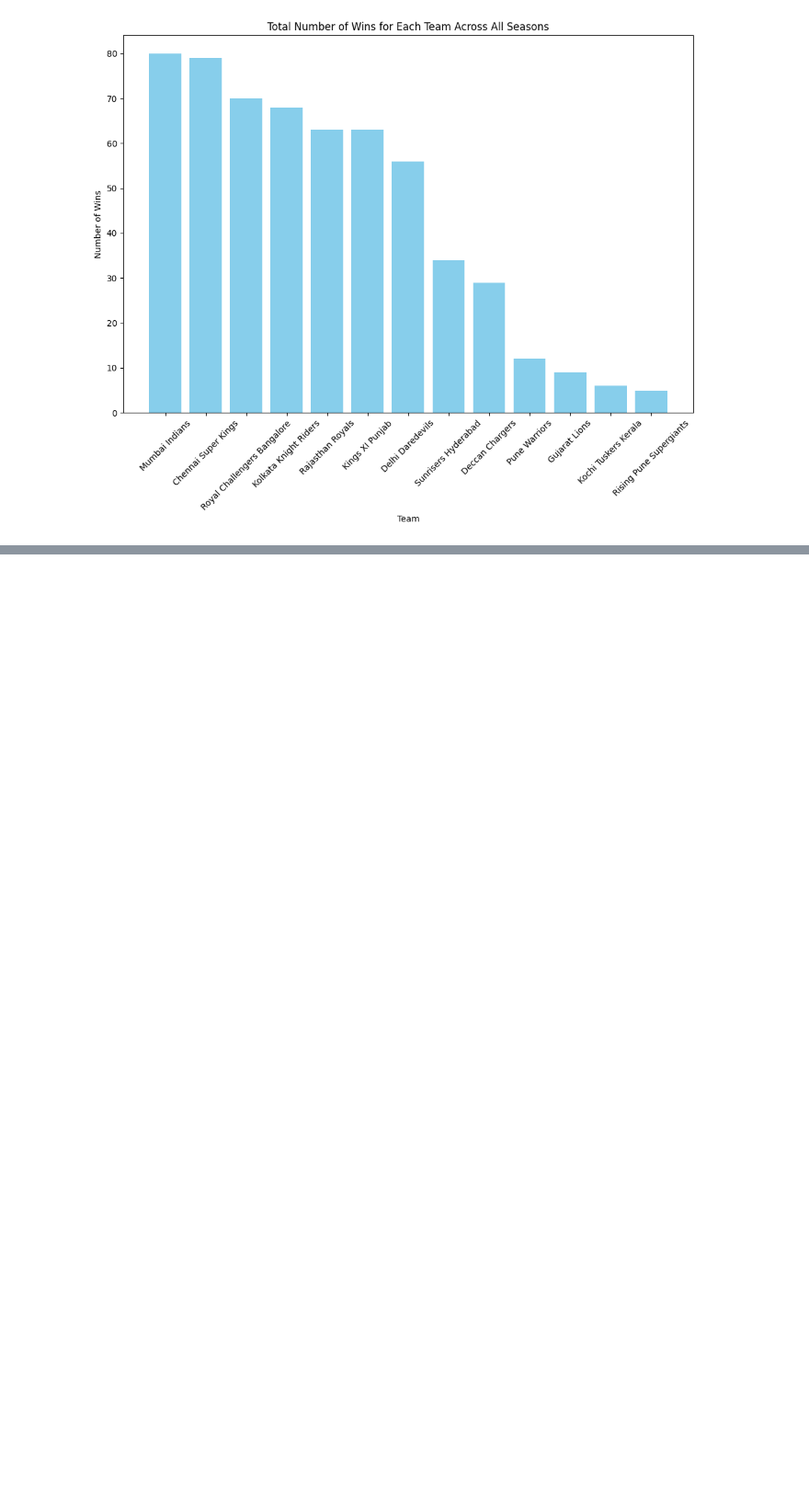
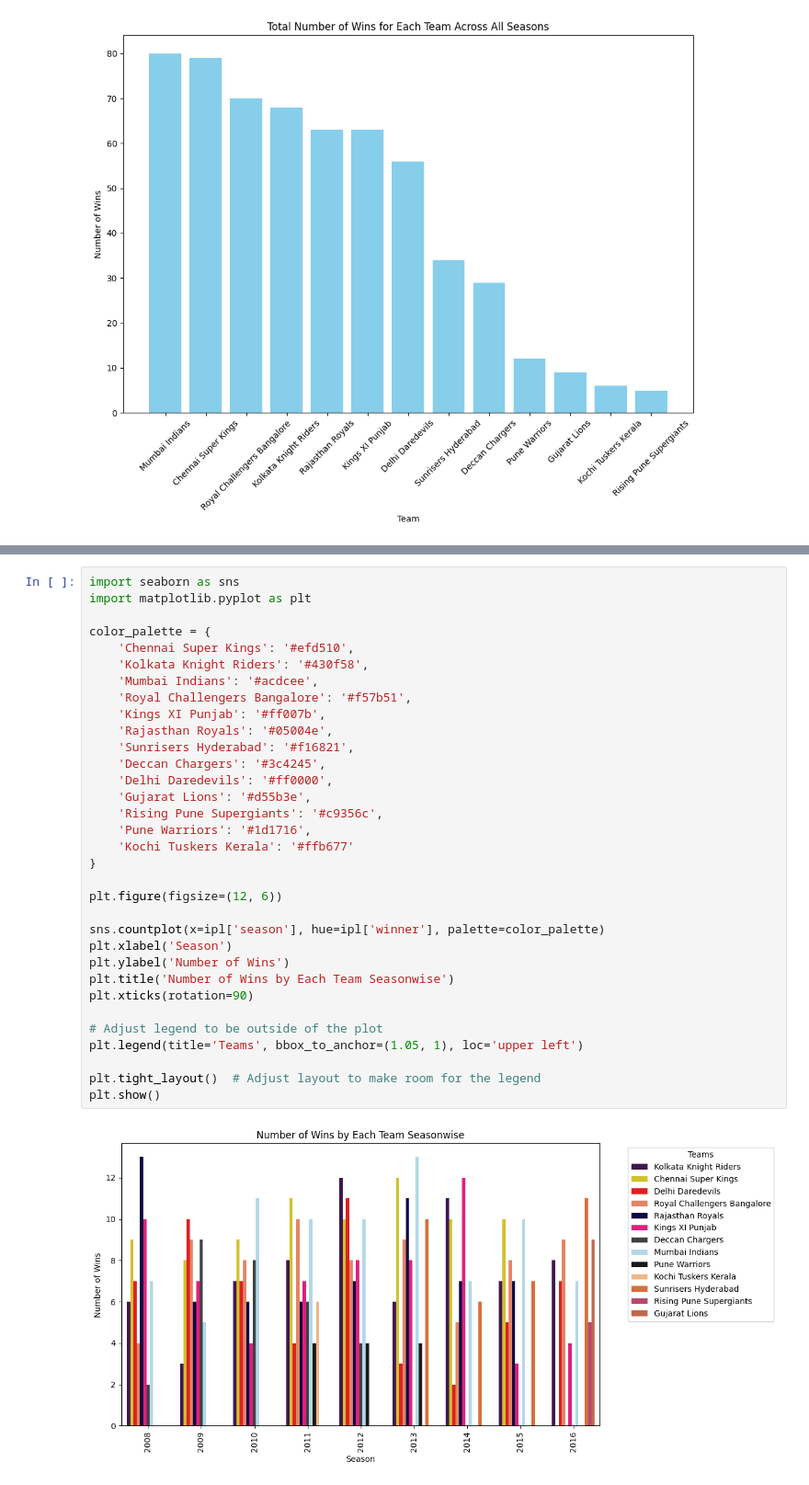
Before and after one commit to Abhishek3102/ML, a Jupyter notebook: IPL_DATASET.ipynb, the cells around one changed output, grey strips where cells are left out. Shown: that part at 92% size. Drawn from its saved outputs; the diff is of its cells as text; blank space fills up the shorter version.

Commit message:
updated plots

```diff
--- a/IPL_DATASET.ipynb
+++ b/IPL_DATASET.ipynb
@@ -351,0 +428,35 @@ plt.show()
+# %%
+import seaborn as sns
+import matplotlib.pyplot as plt
+
+color_palette = {
+    'Chennai Super Kings': '#efd510',
+    'Kolkata Knight Riders': '#430f58',
+    'Mumbai Indians': '#acdcee',
+    'Royal Challengers Bangalore': '#f57b51',
+    'Kings XI Punjab': '#ff007b',
+    'Rajasthan Royals': '#05004e',
+    'Sunrisers Hyderabad': '#f16821',
+    'Deccan Chargers': '#3c4245',
+    'Delhi Daredevils': '#ff0000',
+    'Gujarat Lions': '#d55b3e',
+    'Rising Pune Supergiants': '#c9356c',
+    'Pune Warriors': '#1d1716',
+    'Kochi Tuskers Kerala': '#ffb677'
+}
+
+plt.figure(figsize=(12, 6))
+
+sns.countplot(x=ipl['season'], hue=ipl['winner'], palette=color_palette)
+plt.xlabel('Season')
+plt.ylabel('Number of Wins')
+plt.title('Number of Wins by Each Team Seasonwise')
+plt.xticks(rotation=90)
+
+# Adjust legend to be outside of the plot
+plt.legend(title='Teams', bbox_to_anchor=(1.05, 1), loc='upper left')
+
+plt.tight_layout()  # Adjust layout to make room for the legend
+plt.show()
+# %% [output]
+[figure, added]
```
Also changed, not shown: parts of 8 cells of this notebook.
